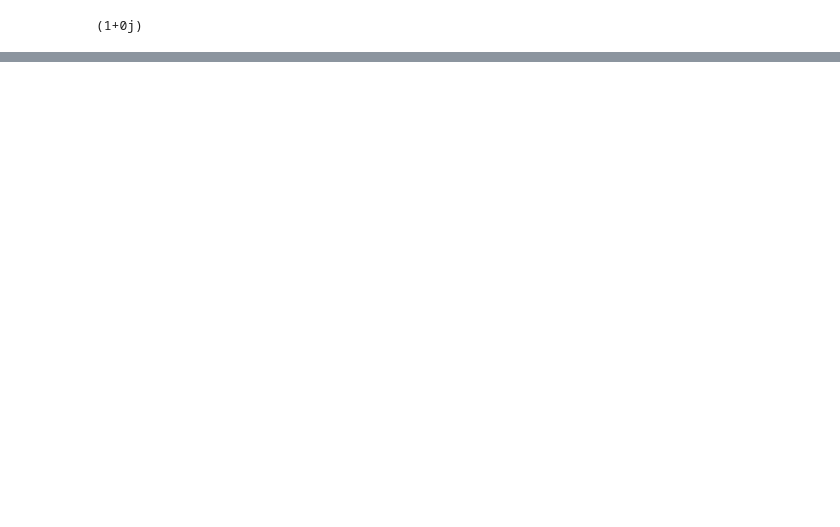
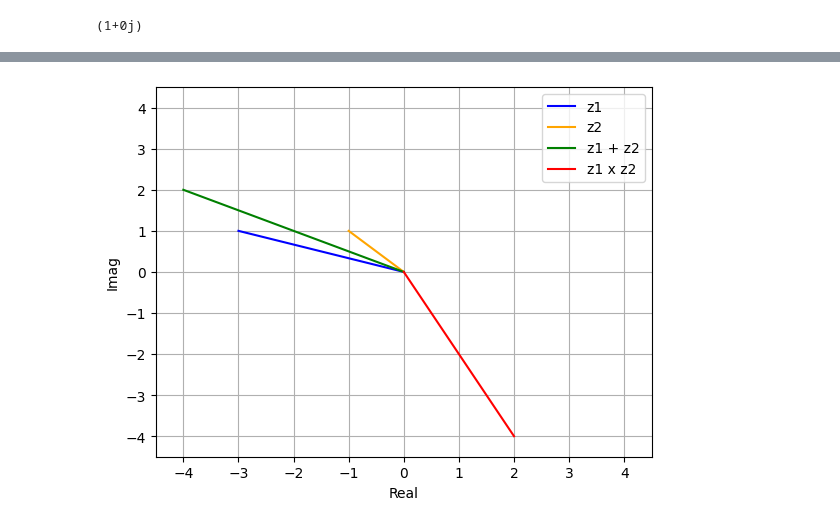
Before and after one commit to rtharris619/ProjectMath, a Jupyter notebook: Algebra2/algebra.ipynb, the cells around one changed output, grey strips where cells are left out. Cells and saved outputs as stored; diff of their text form; code cells hidden in the pictures; blank space fills up the shorter version.

```diff
--- a/Algebra2/algebra.ipynb
+++ b/Algebra2/algebra.ipynb
@@ -328,0 +343,20 @@ print(ans)
+# %%
+z1 = complex(-3,1)
+z2 = complex(-1,1)
+
+zsum = z1+z2
+zprod = z1*z2
+
+plt.plot([0,np.real(z1)],[0,np.imag(z1)],'b',label='z1')
+plt.plot([0,np.real(z2)],[0,np.imag(z2)],'orange',label='z2')
+plt.plot([0,np.real(zsum)],[0,np.imag(zsum)],'g',label='z1 + z2')
+plt.plot([0,np.real(zprod)],[0,np.imag(zprod)],'r',label='z1 x z2')
+
+plt.axis([-4.5,4.5,-4.5,4.5])
+plt.grid()
+plt.legend()
+plt.xlabel('Real')
+plt.ylabel('Imag')
+plt.show()
+# %% [output]
+[figure, added]
```
Also changed, not shown: parts of 18 cells of this notebook.
